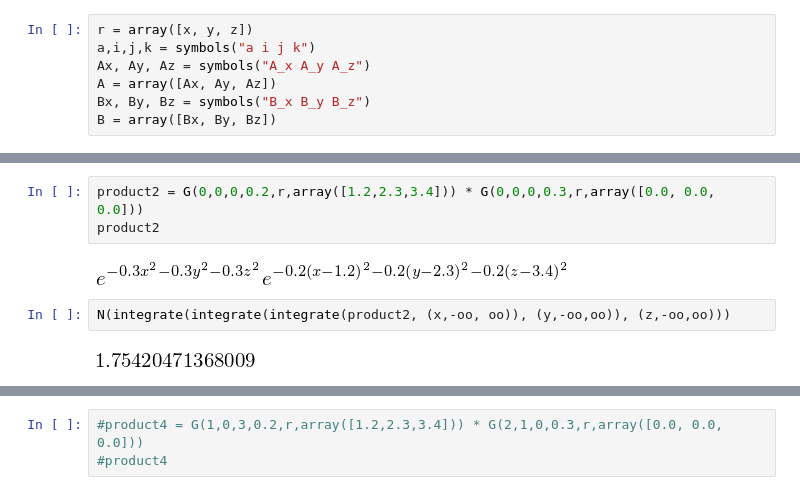
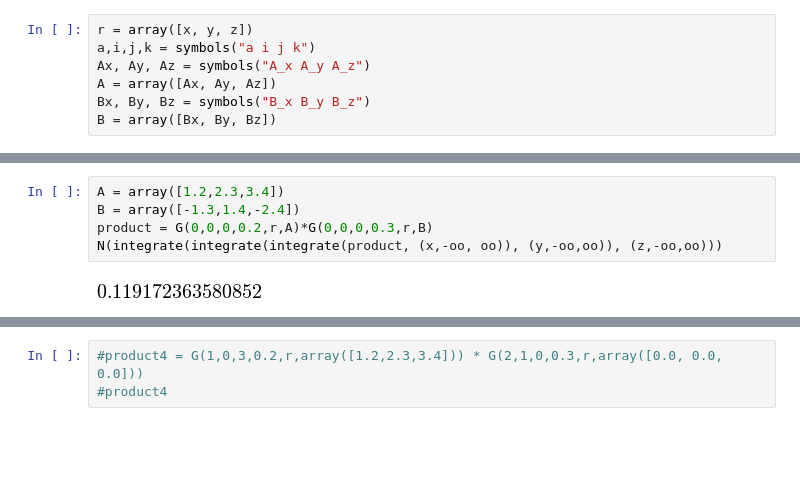
Before and after one commit to dragly/hartree-fock, a Jupyter notebook: notebooks/Symbolic integrals.ipynb, the cells around one changed output, grey strips where cells are left out. Saved outputs shown, nothing was run; the diff lists cells and outputs as text; blank space fills up the shorter version.

```diff
--- a/notebooks/Symbolic integrals.ipynb
+++ b/notebooks/Symbolic integrals.ipynb
@@ -37,12 +42,10 @@ product
-# %%
-product2 = G(0,0,0,0.2,r,array([1.2,2.3,3.4])) * G(0,0,0,0.3,r,array([0.0, 0.0, 0.0]))
-product2
-# %% [output]
-[figure, removed]
-# %%
-N(integrate(integrate(integrate(product2, (x,-oo, oo)), (y,-oo,oo)), (z,-oo,oo)))
-# %% [output]
-[figure, removed]
+# %%
+A = array([1.2,2.3,3.4])
+B = array([-1.3,1.4,-2.4])
+product = G(0,0,0,0.2,r,A)*G(0,0,0,0.3,r,B)
+N(integrate(integrate(integrate(product, (x,-oo, oo)), (y,-oo,oo)), (z,-oo,oo)))
+# %% [output]
+[figure, added]
 # %%
 product3 = G(1,0,0,0.2,r,array([1.2,2.3,3.4])) * G(0,1,0,0.3,r,array([0.0, 0.0, 0.0]))
 product3
```
Also changed, not shown: parts of 9 cells of this notebook, 2 other files.
